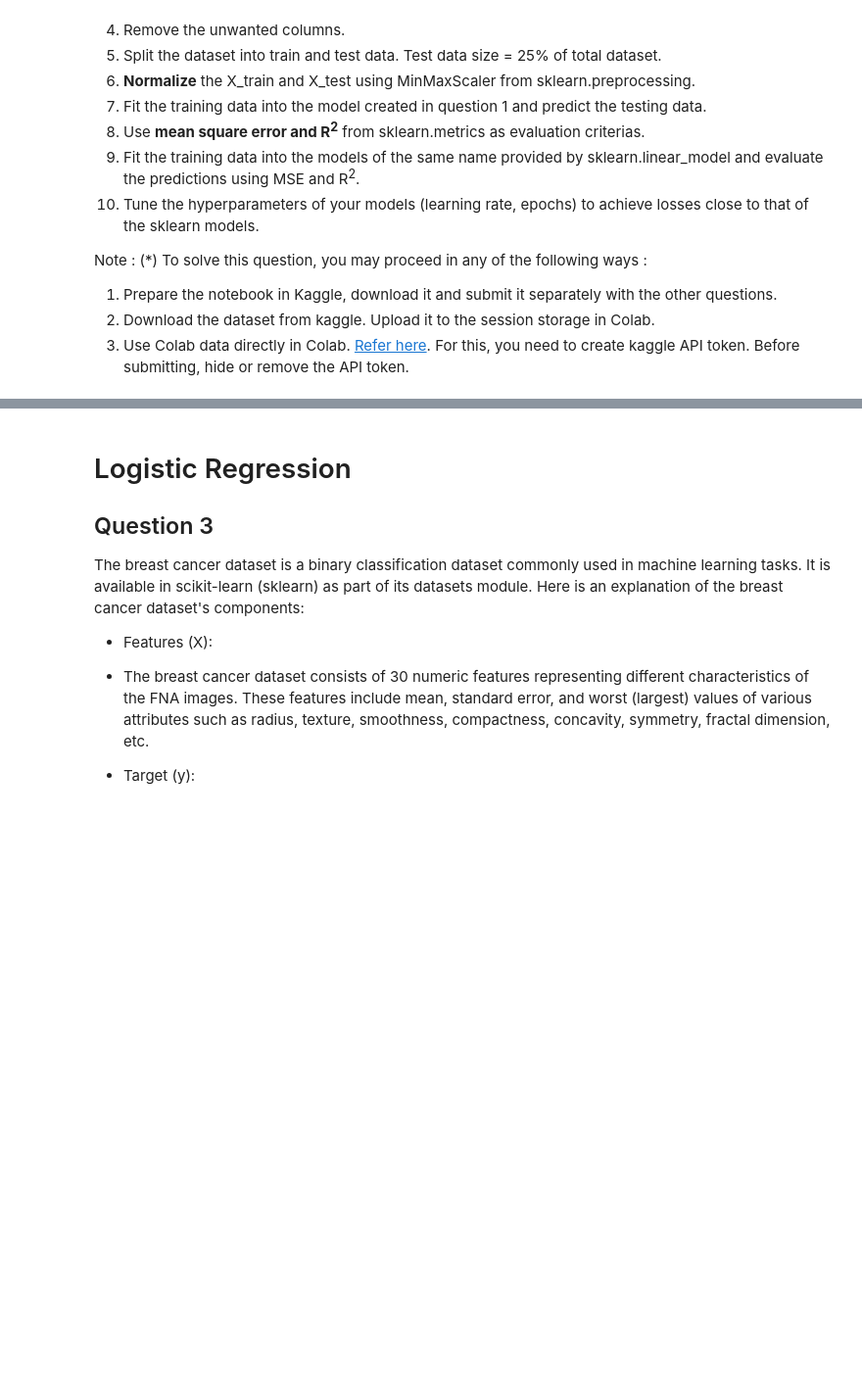
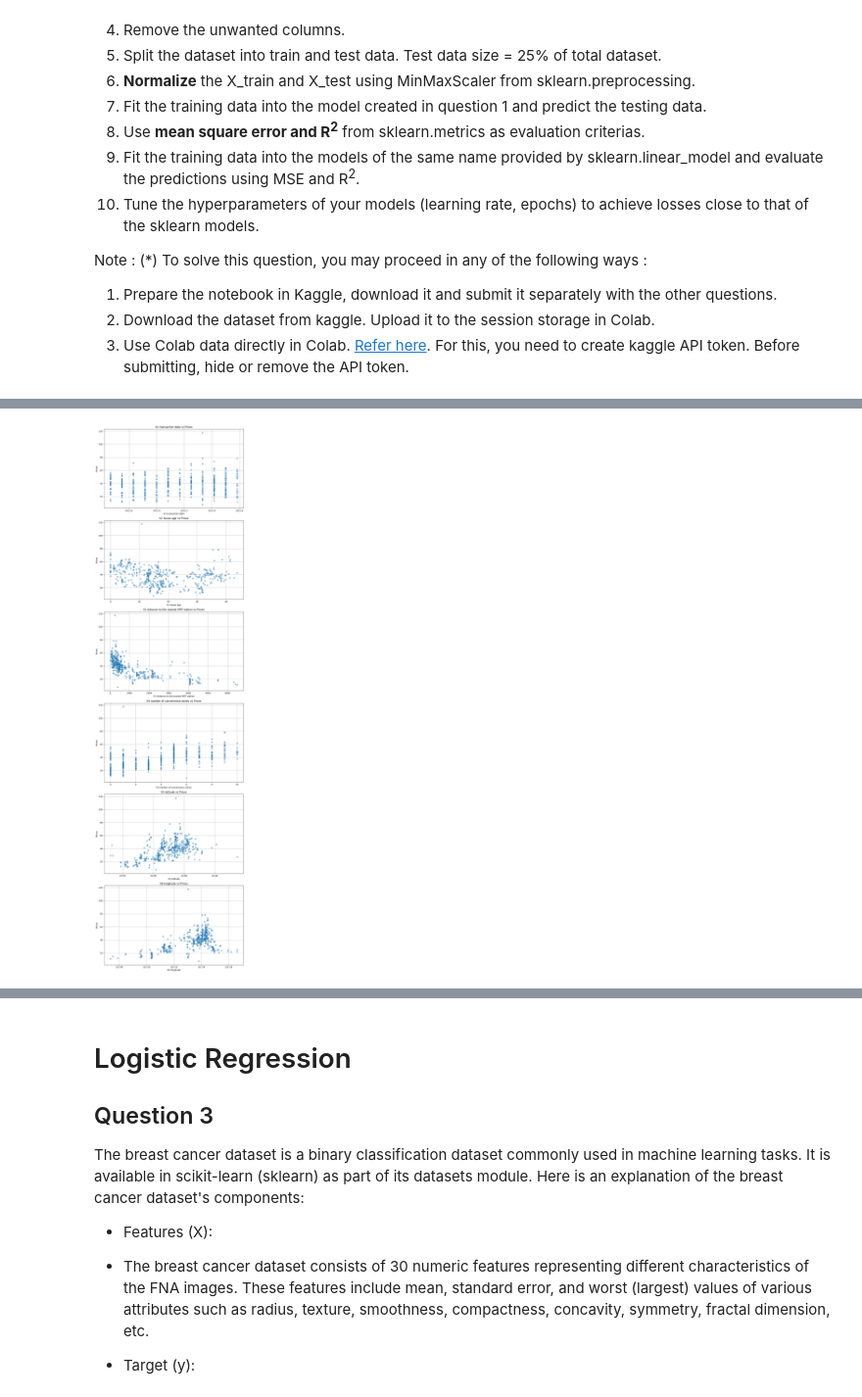
Before and after one commit to ElectronicsClub-IITK/Voice-Morph-Companion, a Jupyter notebook: Week 1/ML Assignment/Assignment.ipynb, the cells around one changed output, grey strips where cells are left out. Shown at 98% size. Drawn from its saved outputs; the diff is of its cells as text; code cells hidden in the pictures; blank space fills up the shorter version.

```diff
--- a/Week 1/ML Assignment/Assignment.ipynb
+++ b/Week 1/ML Assignment/Assignment.ipynb
@@ -21,3 +49,8 @@ Note : (*) To solve this question, you may proceed in any of the following ways
 1. Prepare the notebook in Kaggle, download it and submit it separately with the other questions.
 2. Download the dataset from kaggle. Upload it to the session storage in Colab.
 3. Use Colab data directly in Colab. [Refer here](https://www.kaggle.com/general/74235). For this, you need to create kaggle API token. Before submitting, hide or remove the API token.
+# %%
+import pandas as pd
+import numpy as np
+df=pd.read_csv('Real estate.csv')
+df.head()
@@ -23,0 +76,18 @@ Note : (*) To solve this question, you may proceed in any of the following ways
+# %%
+import pandas as pd
+import matplotlib.pyplot as plt
+
+columns_to_plot = df.columns[1:-1]
+fig, axes = plt.subplots(nrows=len(columns_to_plot), ncols=1, figsize=(10, 6 * len(columns_to_plot)))
+
+for i in range(len(columns_to_plot)):
+    axes[i].scatter(df[columns_to_plot[i]], df['Y house price of unit area'], alpha=0.5)  # Scatter plot
+    axes[i].set_xlabel(columns_to_plot[i])  # X-axis label
+    axes[i].set_ylabel('Prices')  # Y-axis label
+    axes[i].set_title(f'{columns_to_plot[i]} vs Prices')  # Plot title
+    axes[i].grid(True)  # Show grid
+
+plt.tight_layout()  # Adjust layout
+plt.show()  # Show plot
+# %% [output]
+[figure, added]
```
Also changed, not shown: parts of 18 cells of this notebook, 7 other files.
